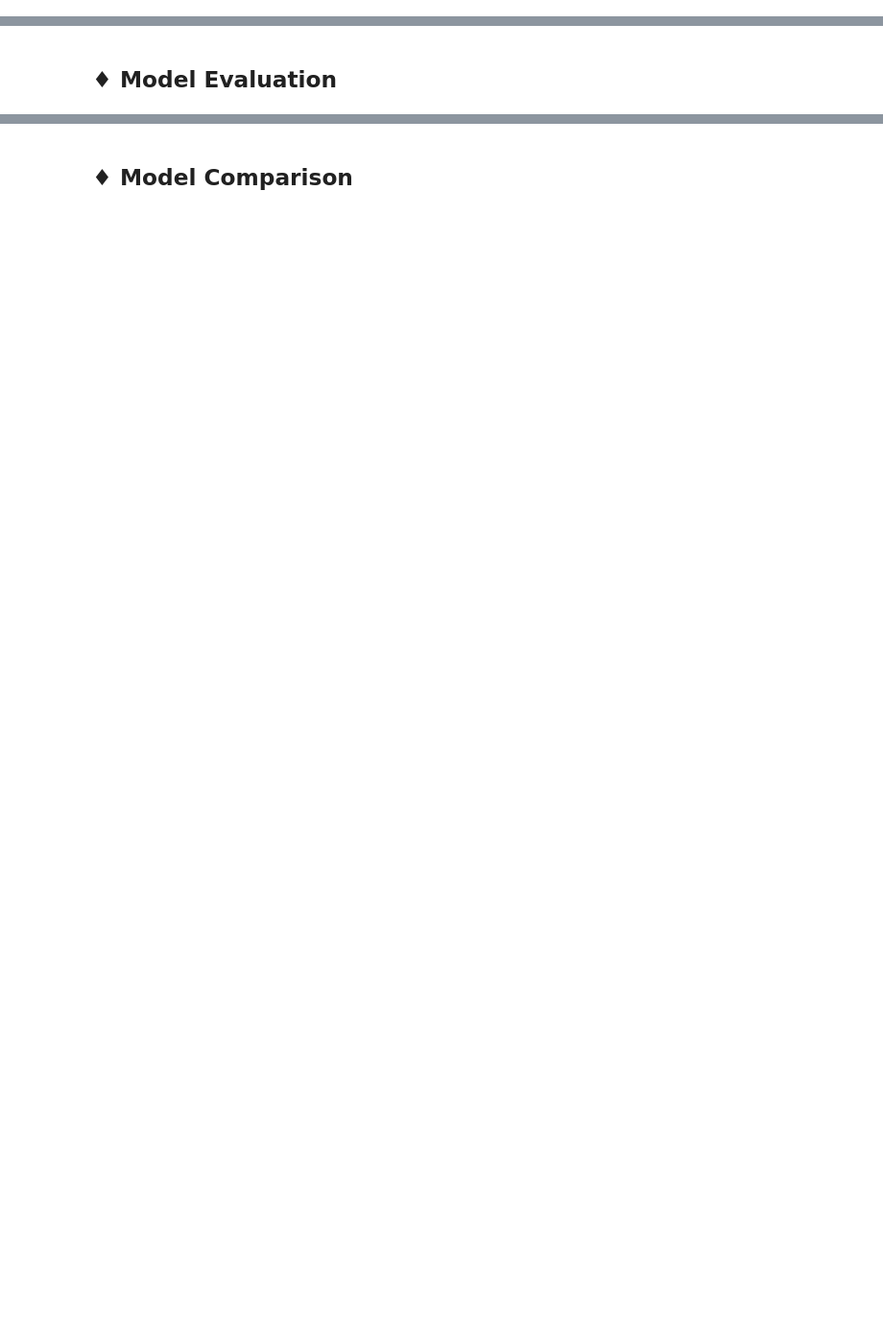
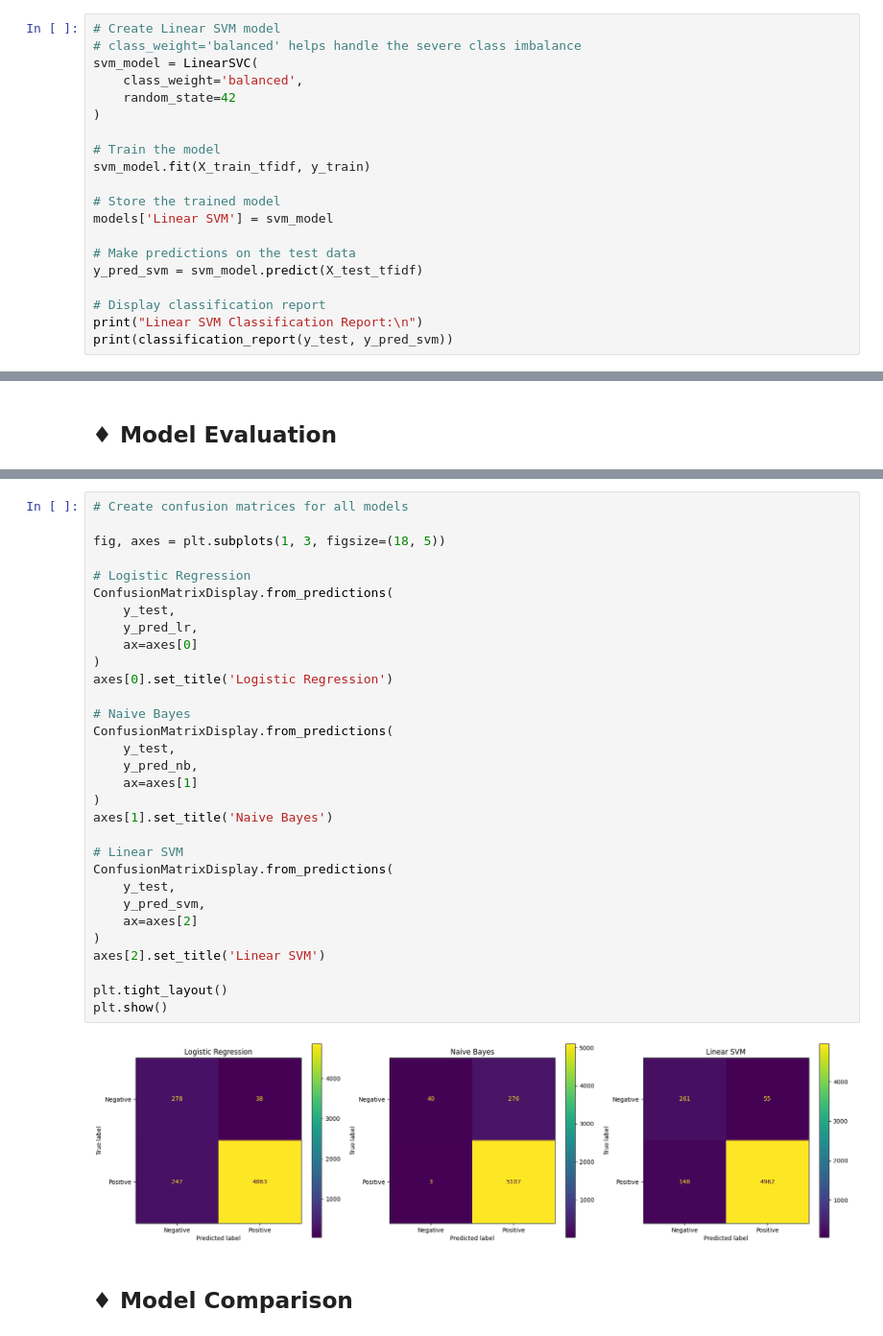
Before and after one commit to SruthiGS-Gito/Amazon-Customer-Review, a Jupyter notebook: Amazon_Consumer_Reviews.ipynb, the cells around one changed output, grey strips where cells are left out. Shown at 96% size. Saved outputs shown, nothing was run; the diff lists cells and outputs as text; blank space fills up the shorter version.

Commit message:
Implemented ML models, evaluated performance, compared results, and added conclusion

```diff
--- a/Amazon_Consumer_Reviews.ipynb
+++ b/Amazon_Consumer_Reviews.ipynb
@@ -486,2 +556,22 @@ X_test_tfidf = tfidf.transform(X_test)
 # %% [markdown]
 ## ♦ Linear SVM
+# %%
+# Create Linear SVM model
+# class_weight='balanced' helps handle the severe class imbalance
+svm_model = LinearSVC(
+    class_weight='balanced',
+    random_state=42
+)
+
+# Train the model
+svm_model.fit(X_train_tfidf, y_train)
+
+# Store the trained model
+models['Linear SVM'] = svm_model
+
+# Make predictions on the test data
+y_pred_svm = svm_model.predict(X_test_tfidf)
+
+# Display classification report
+print("Linear SVM Classification Report:\n")
+print(classification_report(y_test, y_pred_svm))
@@ -490,2 +641,35 @@ X_test_tfidf = tfidf.transform(X_test)
+# %%
+# Create confusion matrices for all models
+
+fig, axes = plt.subplots(1, 3, figsize=(18, 5))
+
+# Logistic Regression
+ConfusionMatrixDisplay.from_predictions(
+    y_test,
+    y_pred_lr,
+    ax=axes[0]
+)
+axes[0].set_title('Logistic Regression')
+
+# Naive Bayes
+ConfusionMatrixDisplay.from_predictions(
+    y_test,
+    y_pred_nb,
+    ax=axes[1]
+)
+axes[1].set_title('Naive Bayes')
+
+# Linear SVM
+ConfusionMatrixDisplay.from_predictions(
+    y_test,
+    y_pred_svm,
+    ax=axes[2]
+)
+axes[2].set_title('Linear SVM')
+
+plt.tight_layout()
+plt.show()
+# %% [output]
+[figure, added]
 # %% [markdown]
 ## ♦ Model Comparison
```
Also changed, not shown: parts of 13 cells of this notebook.
